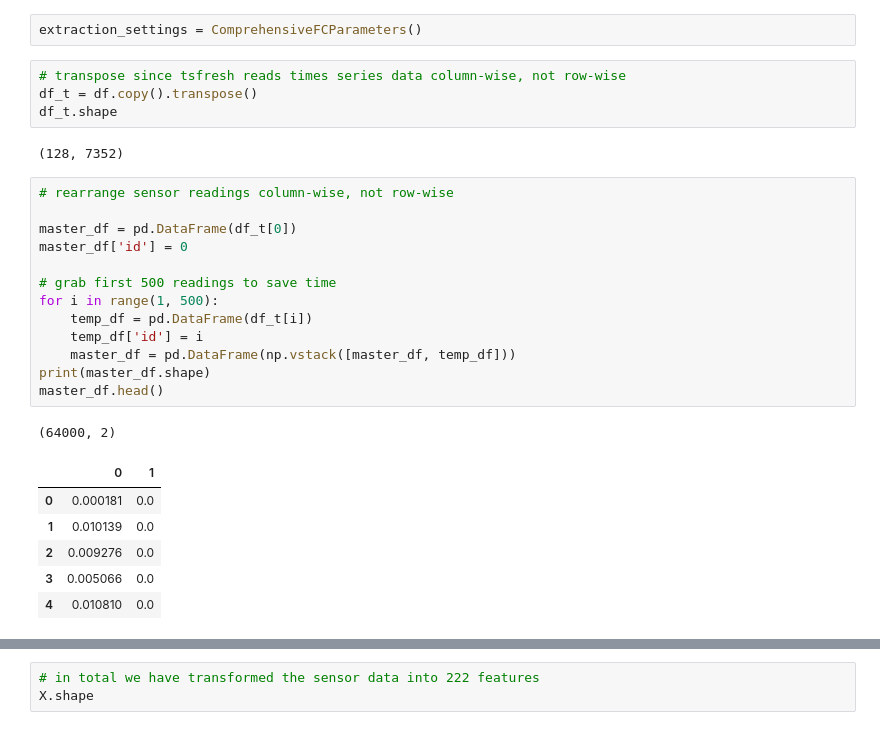
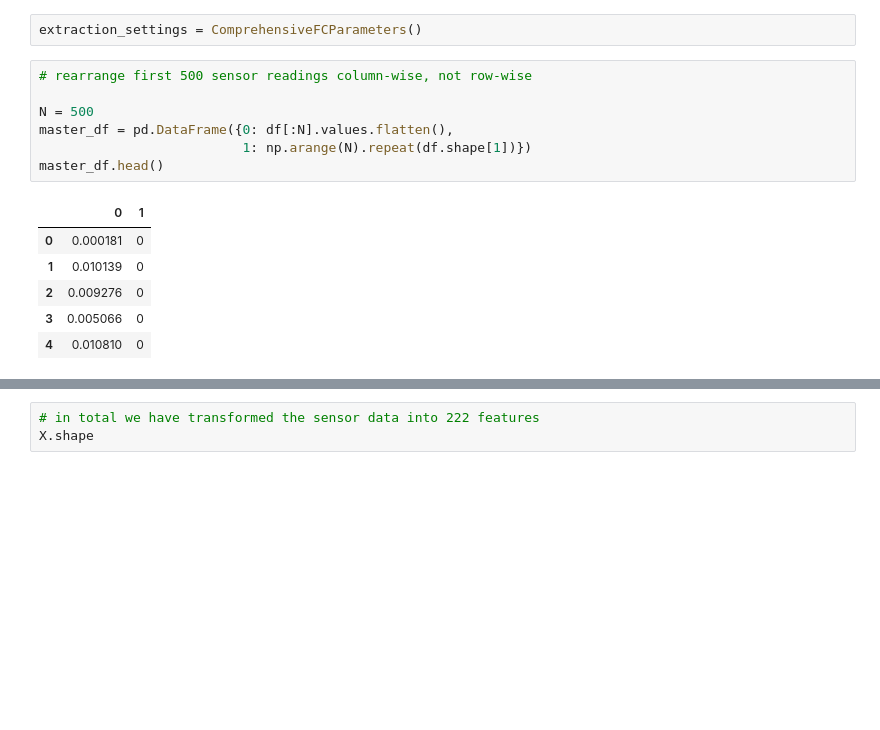
Before and after one commit to blue-yonder/tsfresh, a Jupyter notebook: notebooks/human_activity_recognition_multi_class_example.ipynb, the cells around one changed output, grey strips where cells are left out. Cells and saved outputs as stored; diff of their text form; blank space fills up the shorter version.

Commit message:
Simplify generation of DataFrame.

```diff
--- a/notebooks/human_activity_recognition_multi_class_example.ipynb
+++ b/notebooks/human_activity_recognition_multi_class_example.ipynb
@@ -50,33 +44,20 @@ http://pandas.pydata.org/pandas-docs/stable/indexing.html#deprecate_ix
 ## Extract Features
 # %%
 extraction_settings = ComprehensiveFCParameters()
-# %%
-# transpose since tsfresh reads times series data column-wise, not row-wise
-df_t = df.copy().transpose()
-df_t.shape
-# %% [output]
-(128, 7352)
-# %%
-# rearrange sensor readings column-wise, not row-wise
-
-master_df = pd.DataFrame(df_t[0])
-master_df['id'] = 0
-
-# grab first 500 readings to save time
-for i in range(1, 500):
-    temp_df = pd.DataFrame(df_t[i])
-    temp_df['id'] = i
-    master_df = pd.DataFrame(np.vstack([master_df, temp_df]))
-print(master_df.shape)
-master_df.head()
-# %% [output]
-(64000, 2)
-|  | 0 | 1 |
-| 0 | 0.000181 | 0.0 |
-| 1 | 0.010139 | 0.0 |
-| 2 | 0.009276 | 0.0 |
-| 3 | 0.005066 | 0.0 |
-| 4 | 0.010810 | 0.0 |
+# %%
+# rearrange first 500 sensor readings column-wise, not row-wise
+
+N = 500
+master_df = pd.DataFrame({0: df[:N].values.flatten(),
+                          1: np.arange(N).repeat(df.shape[1])})
+master_df.head()
+# %% [output]
+|  | 0 | 1 |
+| 0 | 0.000181 | 0 |
+| 1 | 0.010139 | 0 |
+| 2 | 0.009276 | 0 |
+| 3 | 0.005066 | 0 |
+| 4 | 0.010810 | 0 |
 # %%
 %time X = extract_features(master_df, column_id=1, impute_function=impute, default_fc_parameters=extraction_settings);
 # %% [output]
```
Also changed, not shown: parts of 2 cells of this notebook.
